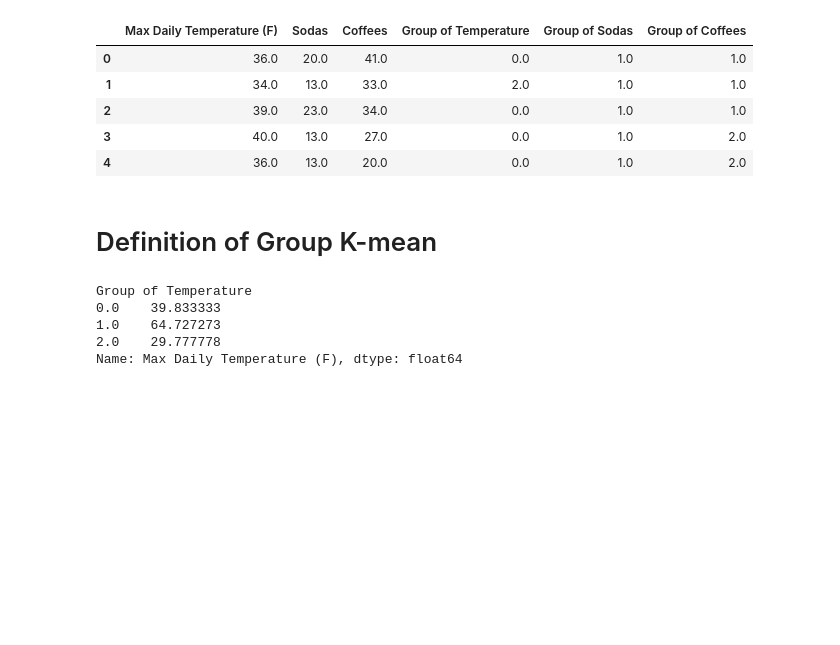
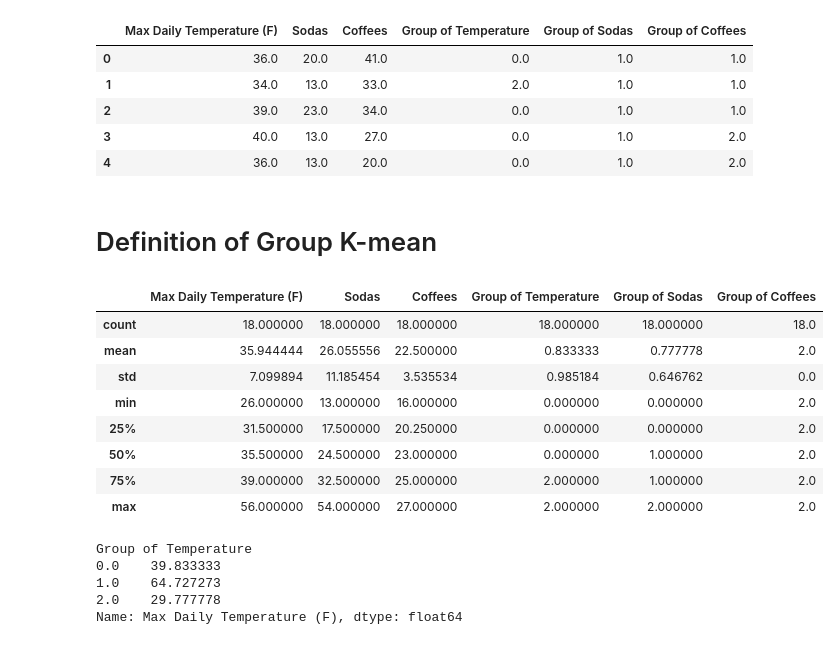
Before and after one commit to MeenTers/KKU_data_mining, a Jupyter notebook: Cafe_Sales_Sodas_and_Coffees.ipynb, the cells around one changed output. Saved outputs shown, nothing was run; the diff lists cells and outputs as text; code cells hidden in the pictures; blank space fills up the shorter version.

Commit message:
Add definition about group of product and temperature

```diff
--- a/Cafe_Sales_Sodas_and_Coffees.ipynb
+++ b/Cafe_Sales_Sodas_and_Coffees.ipynb
@@ -115,6 +115,18 @@ See the caveats in the documentation: https://pandas.pydata.org/pandas-docs/stab
 def mygroupby(x,y):
     values = table_total.groupby(x)[y].mean()
     return values
+# %%
+table_total[table_total['Group of Coffees']==2].describe()
+# %% [output]
+|  | Max Daily Temperature (F) | Sodas | Coffees | Group of Temperature | Group of Sodas | Group of Coffees |
+| count | 18.000000 | 18.000000 | 18.000000 | 18.000000 | 18.000000 | 18.0 |
+| mean | 35.944444 | 26.055556 | 22.500000 | 0.833333 | 0.777778 | 2.0 |
+| std | 7.099894 | 11.185454 | 3.535534 | 0.985184 | 0.646762 | 0.0 |
+| min | 26.000000 | 13.000000 | 16.000000 | 0.000000 | 0.000000 | 2.0 |
+| 25% | 31.500000 | 17.500000 | 20.250000 | 0.000000 | 0.000000 | 2.0 |
+| 50% | 35.500000 | 24.500000 | 23.000000 | 0.000000 | 1.000000 | 2.0 |
+| 75% | 39.000000 | 32.500000 | 25.000000 | 2.000000 | 1.000000 | 2.0 |
+| max | 56.000000 | 54.000000 | 27.000000 | 2.000000 | 2.000000 | 2.0 |
 # %%
 mygroupby('Group of Temperature','Max Daily Temperature (F)')
 # %% [output]
```
Also changed, not shown: parts of 6 cells of this notebook.
